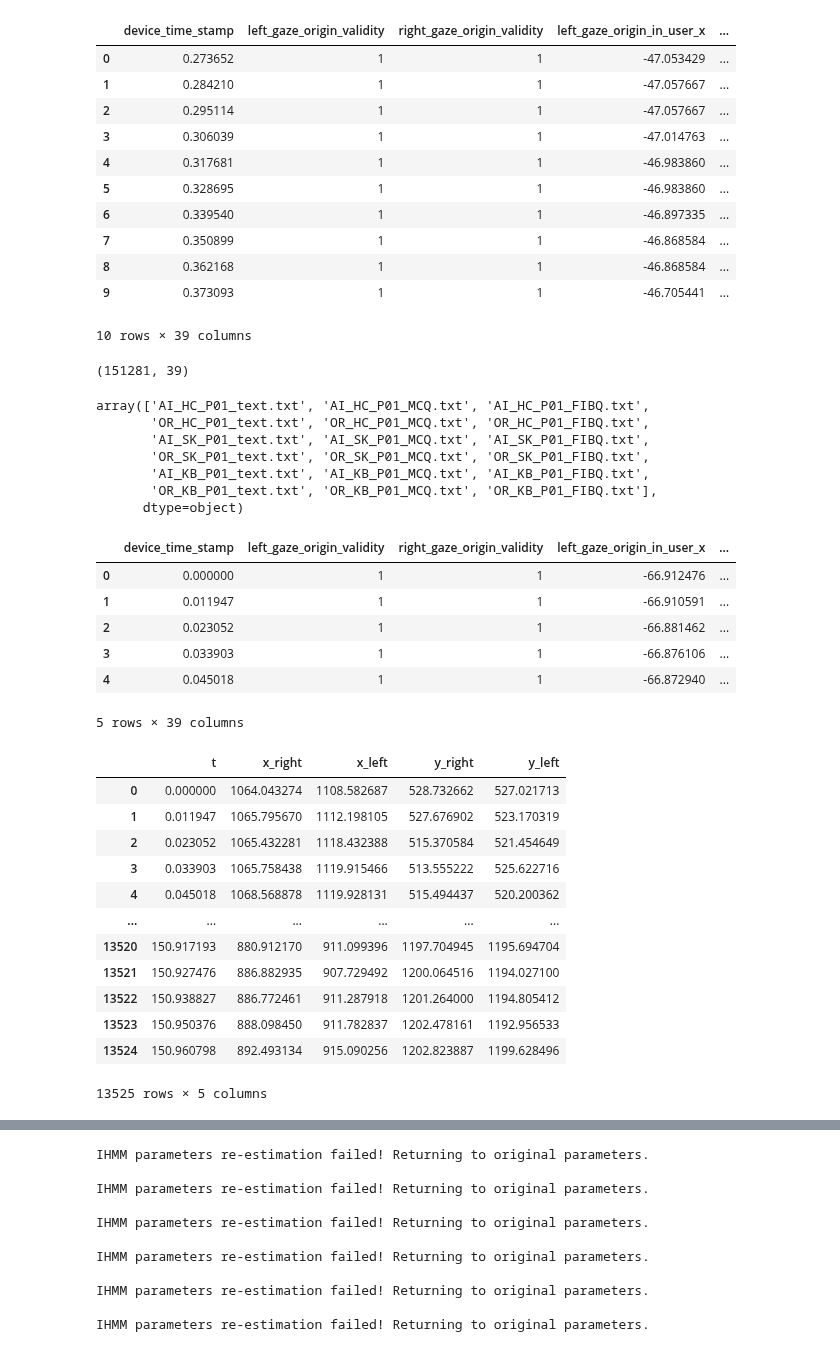
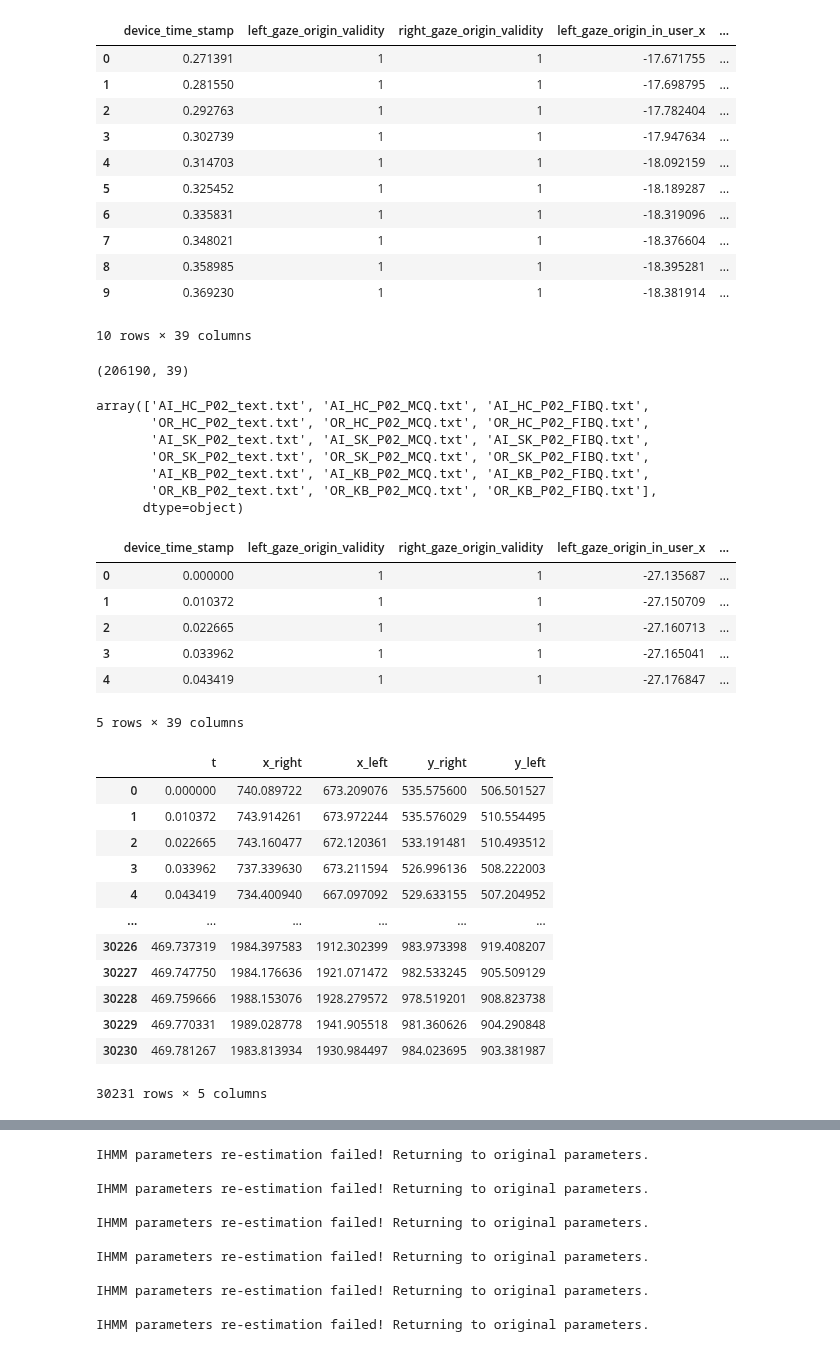
Before and after one commit to slayervictor/Fagpakkeprojekt-Eyes-Modelling, a Jupyter notebook: eye_tracking_expiriment/data_extraction.ipynb, the cells around one changed output, grey strips where cells are left out. Cells and saved outputs as stored; diff of their text form; code cells hidden in the pictures.

```diff
--- a/eye_tracking_expiriment/data_extraction.ipynb
+++ b/eye_tracking_expiriment/data_extraction.ipynb
@@ -12,37 +12,37 @@ testperson = 1
 # %%
 warnings.filterwarnings('ignore')
-file = "../eye_tracking_expiriment\data\gaze_data_Tobias_1.csv"
+file = "../eye_tracking_expiriment\data\gaze_data_Alexander_2.csv"
 gaze = pd.read_csv(file)
 gaze.head(10)
 # %% [output]
 |  | device_time_stamp | left_gaze_origin_validity | right_gaze_origin_validity | left_gaze_origin_in_user_x | ... |
-| 0 | 0.273652 | 1 | 1 | -47.053429 | ... |
-| 1 | 0.284210 | 1 | 1 | -47.057667 | ... |
-| 2 | 0.295114 | 1 | 1 | -47.057667 | ... |
-| 3 | 0.306039 | 1 | 1 | -47.014763 | ... |
-| 4 | 0.317681 | 1 | 1 | -46.983860 | ... |
-| 5 | 0.328695 | 1 | 1 | -46.983860 | ... |
-| 6 | 0.339540 | 1 | 1 | -46.897335 | ... |
-| 7 | 0.350899 | 1 | 1 | -46.868584 | ... |
-| 8 | 0.362168 | 1 | 1 | -46.868584 | ... |
-| 9 | 0.373093 | 1 | 1 | -46.705441 | ... |
+| 0 | 0.271391 | 1 | 1 | -17.671755 | ... |
+| 1 | 0.281550 | 1 | 1 | -17.698795 | ... |
+| 2 | 0.292763 | 1 | 1 | -17.782404 | ... |
+| 3 | 0.302739 | 1 | 1 | -17.947634 | ... |
+| 4 | 0.314703 | 1 | 1 | -18.092159 | ... |
+| 5 | 0.325452 | 1 | 1 | -18.189287 | ... |
+| 6 | 0.335831 | 1 | 1 | -18.319096 | ... |
+| 7 | 0.348021 | 1 | 1 | -18.376604 | ... |
+| 8 | 0.358985 | 1 | 1 | -18.395281 | ... |
+| 9 | 0.369230 | 1 | 1 | -18.381914 | ... |
 10 rows × 39 columns
 # %%
 gaze = gaze.dropna()
 gaze.reset_index(drop=True, inplace=True)
 gaze.shape
 # %% [output]
-(151281, 39)
+(206190, 39)
 # %%
 un = gaze["text_file"].unique()
 un
 # %% [output]
-array(['AI_HC_P01_text.txt', 'AI_HC_P01_MCQ.txt', 'AI_HC_P01_FIBQ.txt',
-       'OR_HC_P01_text.txt', 'OR_HC_P01_MCQ.txt', 'OR_HC_P01_FIBQ.txt',
-       'AI_SK_P01_text.txt', 'AI_SK_P01_MCQ.txt', 'AI_SK_P01_FIBQ.txt',
-       'OR_SK_P01_text.txt', 'OR_SK_P01_MCQ.txt', 'OR_SK_P01_FIBQ.txt',
-       'AI_KB_P01_text.txt', 'AI_KB_P01_MCQ.txt', 'AI_KB_P01_FIBQ.txt',
-       'OR_KB_P01_text.txt', 'OR_KB_P01_MCQ.txt', 'OR_KB_P01_FIBQ.txt'],
+array(['AI_HC_P02_text.txt', 'AI_HC_P02_MCQ.txt', 'AI_HC_P02_FIBQ.txt',
+       'OR_HC_P02_text.txt', 'OR_HC_P02_MCQ.txt', 'OR_HC_P02_FIBQ.txt',
+       'AI_SK_P02_text.txt', 'AI_SK_P02_MCQ.txt', 'AI_SK_P02_FIBQ.txt',
+       'OR_SK_P02_text.txt', 'OR_SK_P02_MCQ.txt', 'OR_SK_P02_FIBQ.txt',
+       'AI_KB_P02_text.txt', 'AI_KB_P02_MCQ.txt', 'AI_KB_P02_FIBQ.txt',
+       'OR_KB_P02_text.txt', 'OR_KB_P02_MCQ.txt', 'OR_KB_P02_FIBQ.txt'],
       dtype=object)
 # %%
 im_HC_AI = gaze[(gaze["Label"] == "Immersive") & (gaze["text_file"] == un[0])]
@@ -66,11 +66,11 @@ im_KB_OR["device_time_stamp"] = im_KB_OR["device_time_stamp"] - im_KB_OR["device
 im_SK_OR.head(5)
 # %% [output]
 |  | device_time_stamp | left_gaze_origin_validity | right_gaze_origin_validity | left_gaze_origin_in_user_x | ... |
-| 0 | 0.000000 | 1 | 1 | -66.912476 | ... |
-| 1 | 0.011947 | 1 | 1 | -66.910591 | ... |
-| 2 | 0.023052 | 1 | 1 | -66.881462 | ... |
-| 3 | 0.033903 | 1 | 1 | -66.876106 | ... |
-| 4 | 0.045018 | 1 | 1 | -66.872940 | ... |
+| 0 | 0.000000 | 1 | 1 | -27.135687 | ... |
+| 1 | 0.010372 | 1 | 1 | -27.150709 | ... |
+| 2 | 0.022665 | 1 | 1 | -27.160713 | ... |
+| 3 | 0.033962 | 1 | 1 | -27.165041 | ... |
+| 4 | 0.043419 | 1 | 1 | -27.176847 | ... |
 5 rows × 39 columns
 # %%
 left_x = im_SK_OR['left_gaze_point_on_display_area_x']*2560
@@ -82,18 +82,18 @@ eyes = pd.DataFrame({'t': t, 'x_right': right_x, 'x_left': left_x, 'y_right': ri
 eyes
 # %% [output]
 |  | t | x_right | x_left | y_right | y_left |
-| 0 | 0.000000 | 1064.043274 | 1108.582687 | 528.732662 | 527.021713 |
-| 1 | 0.011947 | 1065.795670 | 1112.198105 | 527.676902 | 523.170319 |
-| 2 | 0.023052 | 1065.432281 | 1118.432388 | 515.370584 | 521.454649 |
-| 3 | 0.033903 | 1065.758438 | 1119.915466 | 513.555222 | 525.622716 |
-| 4 | 0.045018 | 1068.568878 | 1119.928131 | 515.494437 | 520.200362 |
+| 0 | 0.000000 | 740.089722 | 673.209076 | 535.575600 | 506.501527 |
+| 1 | 0.010372 | 743.914261 | 673.972244 | 535.576029 | 510.554495 |
+| 2 | 0.022665 | 743.160477 | 672.120361 | 533.191481 | 510.493512 |
+| 3 | 0.033962 | 737.339630 | 673.211594 | 526.996136 | 508.222003 |
+| 4 | 0.043419 | 734.400940 | 667.097092 | 529.633155 | 507.204952 |
 | ... | ... | ... | ... | ... | ... |
-| 13520 | 150.917193 | 880.912170 | 911.099396 | 1197.704945 | 1195.694704 |
-| 13521 | 150.927476 | 886.882935 | 907.729492 | 1200.064516 | 1194.027100 |
-| 13522 | 150.938827 | 886.772461 | 911.287918 | 1201.264000 | 1194.805412 |
-| 13523 | 150.950376 | 888.098450 | 911.782837 | 1202.478161 | 1192.956533 |
-| 13524 | 150.960798 | 892.493134 | 915.090256 | 1202.823887 | 1199.628496 |
+| 30226 | 469.737319 | 1984.397583 | 1912.302399 | 983.973398 | 919.408207 |
+| 30227 | 469.747750 | 1984.176636 | 1921.071472 | 982.533245 | 905.509129 |
+| 30228 | 469.759666 | 1988.153076 | 1928.279572 | 978.519201 | 908.823738 |
+| 30229 | 469.770331 | 1989.028778 | 1941.905518 | 981.360626 | 904.290848 |
+| 30230 | 469.781267 | 1983.813934 | 1930.984497 | 984.023695 | 903.381987 |
-13525 rows × 5 columns
+30231 rows × 5 columns
 # %%
 f, axes = plt.subplots(2, 1, figsize=(15, 8))
 
```
Also changed, not shown: parts of 8 cells of this notebook, 4 other files.
